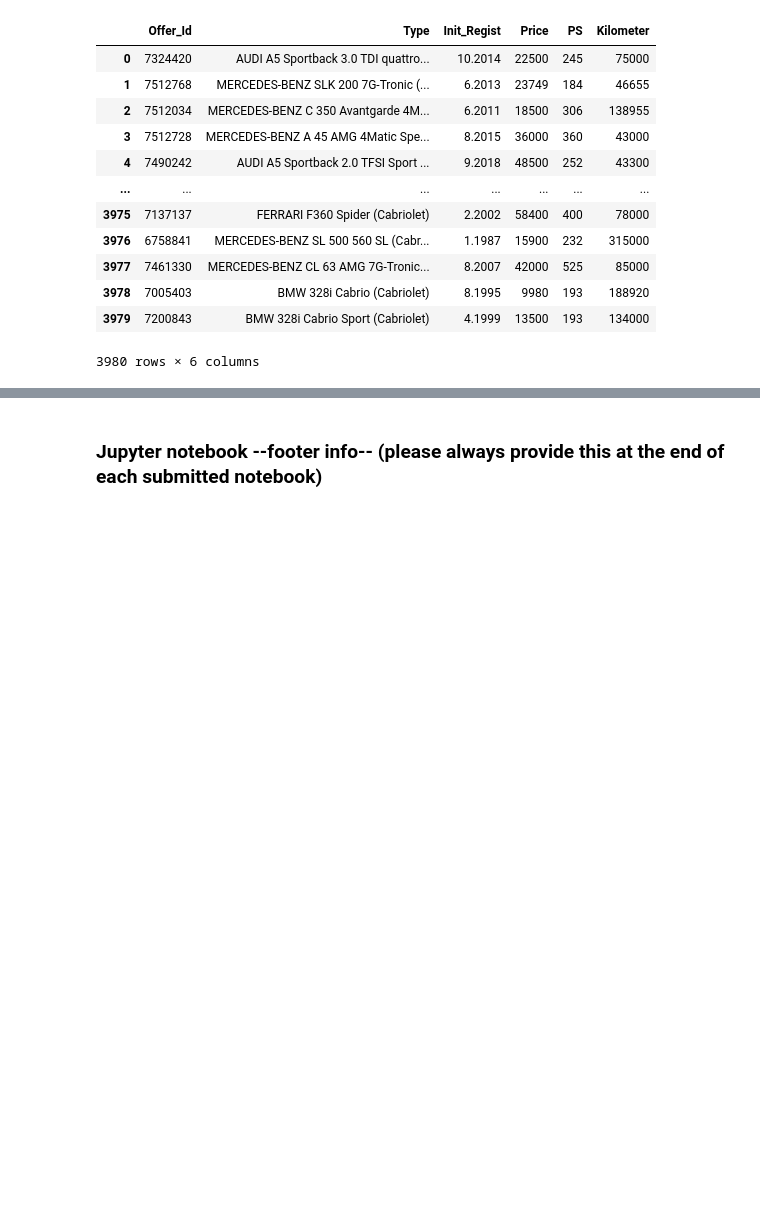
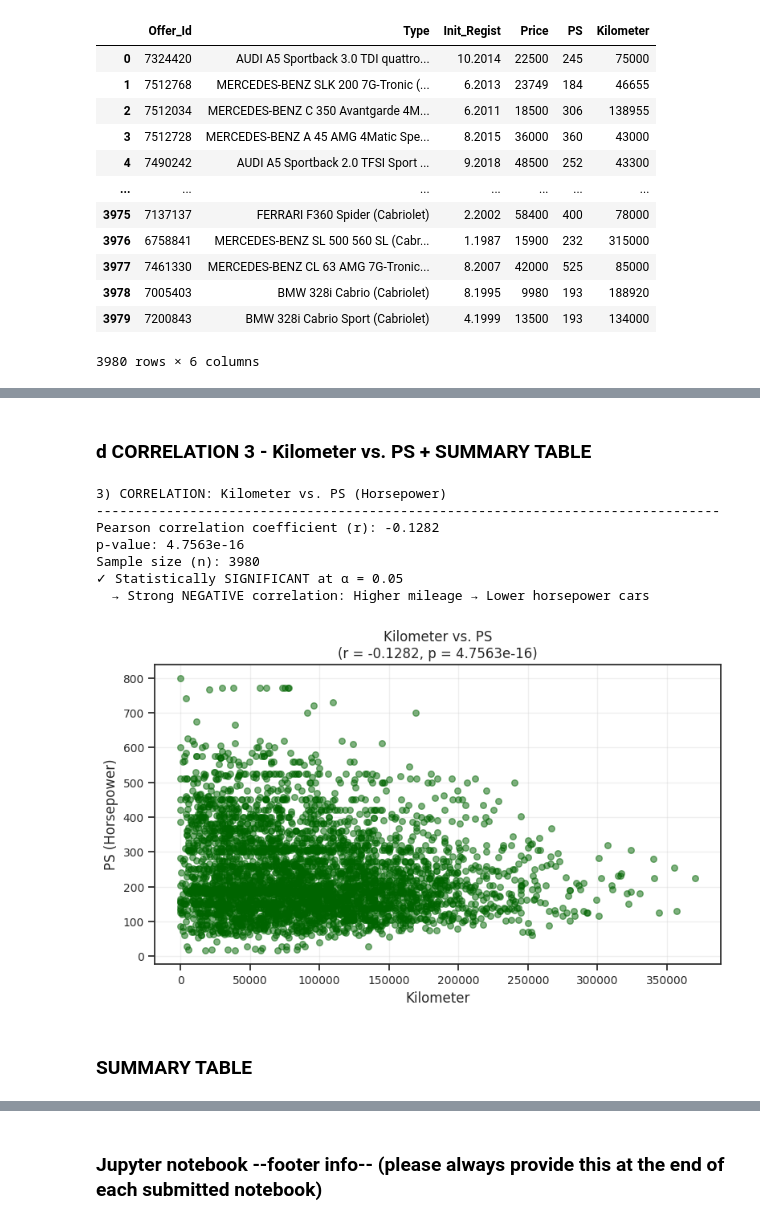
Before and after one commit to RON-000000/data_analytics, a Jupyter notebook: Week_07/correlation_analysis.ipynb, the cells around one changed output, grey strips where cells are left out. Drawn from its saved outputs; the diff is of its cells as text; code cells hidden in the pictures; blank space fills up the shorter version.

```diff
--- a/Week_07/correlation_analysis.ipynb
+++ b/Week_07/correlation_analysis.ipynb
@@ -236,0 +377,48 @@ Number of rows and columns: (3980, 6)
+# %% [markdown]
+### d CORRELATION 3 - Kilometer vs. PS + SUMMARY TABLE
+# %%
+print("3) CORRELATION: Kilometer vs. PS (Horsepower)")
+print("-" * 80)
+
+# Perform Pearson correlation
+res_km_ps = scipy.stats.pearsonr(df_cars['Kilometer'], df_cars['PS'])
+
+print(f"Pearson correlation coefficient (r): {res_km_ps[0]:.4f}")
+print(f"p-value: {res_km_ps[1]:.4e}")
+print(f"Sample size (n): {len(df_cars)}")
+
+# Interpretation
+if res_km_ps[1] < alpha:
+    print(f"✓ Statistically SIGNIFICANT at α = 0.05")
+    if res_km_ps[0] < 0:
+        print(f"  → Strong NEGATIVE correlation: Higher mileage → Lower horsepower cars")
+    else:
+        print(f"  → Strong POSITIVE correlation: Higher mileage → Higher horsepower cars")
+else:
+    print(f"✗ NOT statistically significant at α = 0.05")
+
+print()
+
+# Scatterplot
+fig, ax = plt.subplots(figsize=(8, 5))
+ax.scatter(df_cars['Kilometer'], df_cars['PS'], alpha=0.5, s=30, color='darkgreen')
+ax.set_xlabel('Kilometer', fontsize=12)
+ax.set_ylabel('PS (Horsepower)', fontsize=12)
+ax.set_title(f'Kilometer vs. PS\n(r = {res_km_ps[0]:.4f}, p = {res_km_ps[1]:.4e})',
+             fontsize=12)
+ax.grid(True, alpha=0.3)
+plt.tight_layout()
+plt.show()
+
+print()
+# %% [output]
+3) CORRELATION: Kilometer vs. PS (Horsepower)
+--------------------------------------------------------------------------------
+Pearson correlation coefficient (r): -0.1282
+p-value: 4.7563e-16
+Sample size (n): 3980
+✓ Statistically SIGNIFICANT at α = 0.05
+  → Strong NEGATIVE correlation: Higher mileage → Lower horsepower cars
+[figure, added]
+# %% [markdown]
+### SUMMARY TABLE
```
Also changed, not shown: parts of 8 cells of this notebook, 1 other file.
